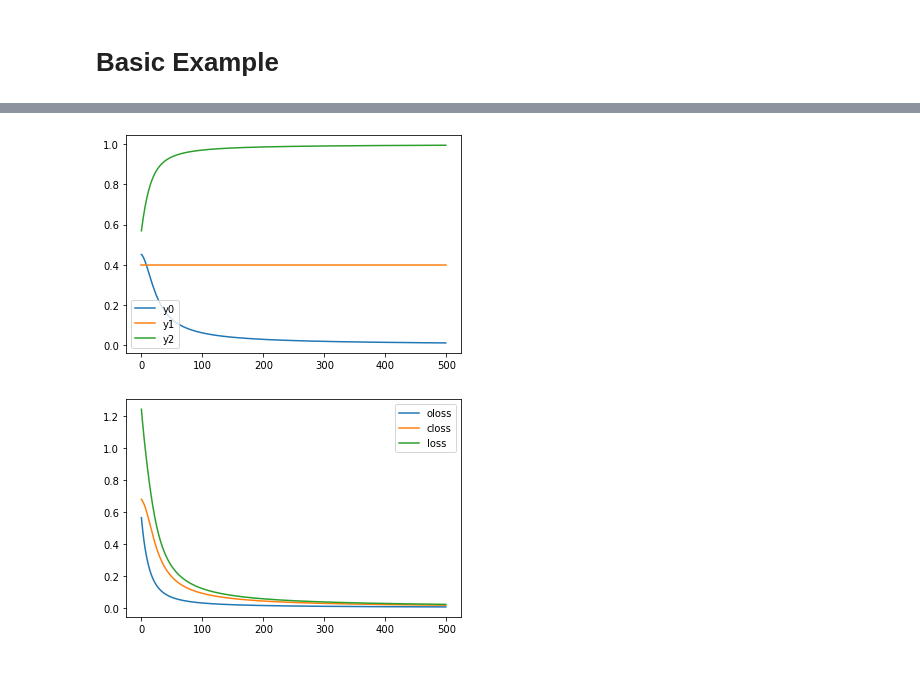
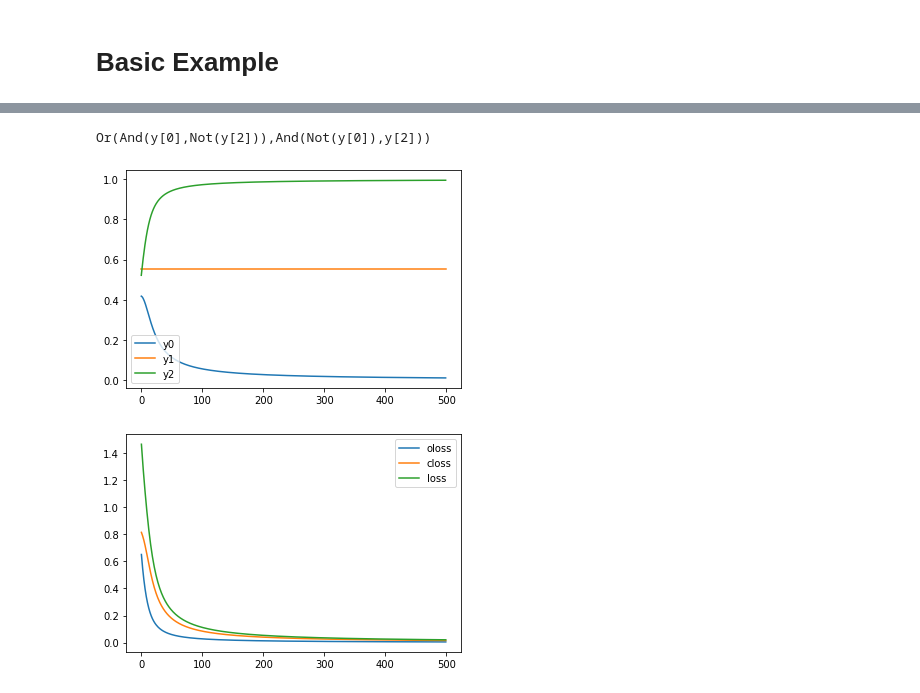
Before and after one commit to pylon-lib/pylon, a Jupyter notebook: examples.ipynb, the cells around one changed output, grey strips where cells are left out. Cells and saved outputs as stored; diff of their text form; code cells hidden in the pictures.

```diff
--- a/examples.ipynb
+++ b/examples.ipynb
@@ -92,39 +92,37 @@ import itertools
 from pytorch_constraints.constraint import constraint
 from pytorch_constraints.brute_force_solver import *
 from pytorch_constraints.sampling_solver import *
-from pytorch_constraints.weighted_sampling_solver import *
 from pytorch_constraints.tnorm_solver import TNormLogicSolver
-from pytorch_constraints.semantic_solver import SemanticSolver
 
 net = Net()
 opt = torch.optim.SGD(net.parameters(), lr=0.1)
 plot = PlotHelper()
 plot_loss = PlotHelper()
 
 def xor(y):
-    return (y[0] and not y[2]) or (not y[0] and y[2])
+    return any([y[i]==y[i-1] for i in range(10)])
 
-xor_cons = constraint(xor)
+# xor_cons = constraint(xor)
 num_samples = 100
 # xor_cons = constraint(xor, SamplingSolver(num_samples))
 # xor_cons = constraint(xor, WeightedSamplingSolver(num_samples))
-# xor_cons = constraint(xor, TNormLogicSolver())
-xor_cons = constraint(xor, SemanticSolver())
+xor_cons = constraint(xor, TNormLogicSolver())
 
 for _ in range(500):
     opt.zero_grad()
     y_logit = net(x)
     oloss = F.cross_entropy(y_logit[2:], y[2:])
     closs = xor_cons(y_logit)
     loss = oloss + closs
     loss.backward()
     y_prob = torch.softmax(y_logit, dim=-1)
     plot.add(y0=y_prob[0,1].data, y1=y_prob[1,1].data, y2=y_prob[2,1].data)
     plot_loss.add(oloss=oloss.data, closs=closs.data, loss=loss.data)
     opt.step()
 
 plot.show()
 plot_loss.show()
 # %% [output]
+Or(And(y[0],Not(y[2])),And(Not(y[0]),y[2]))
-[figure, old version]
+[figure, new version]
-[figure, old version]
+[figure, new version]
```
Also changed, not shown: parts of 1 cell of this notebook, 3 other files.
